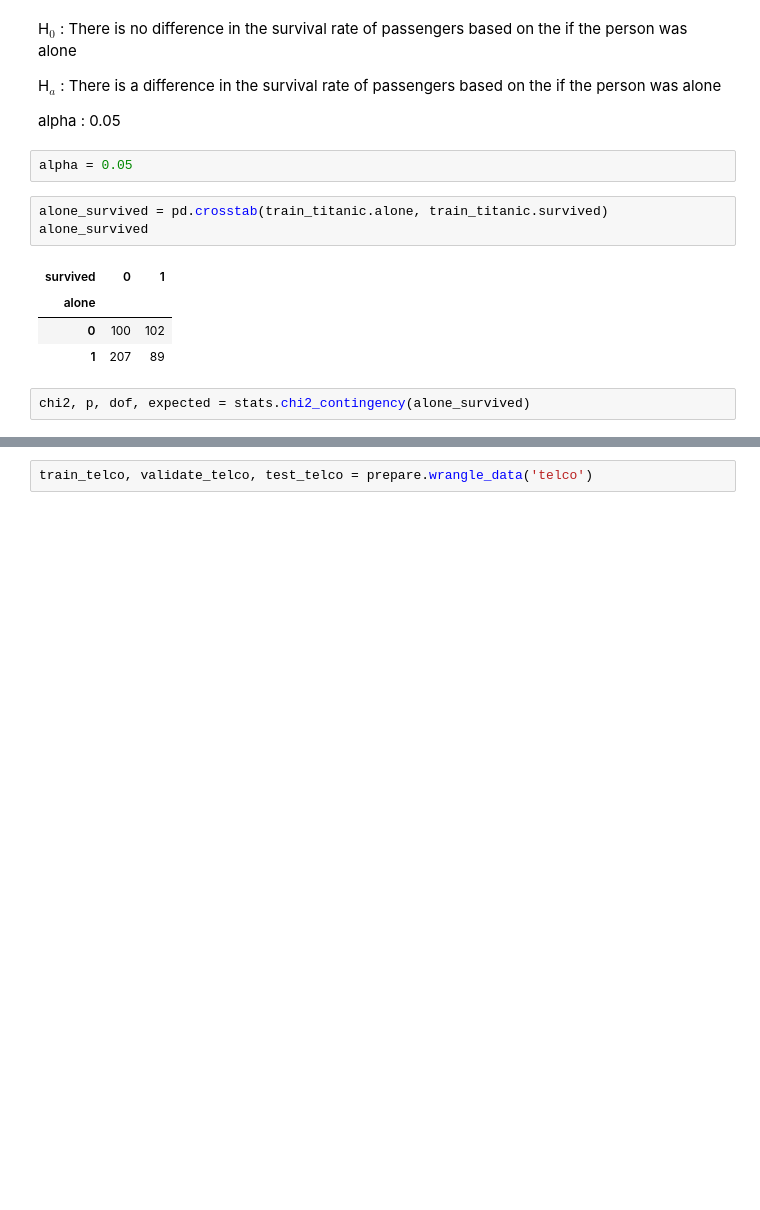
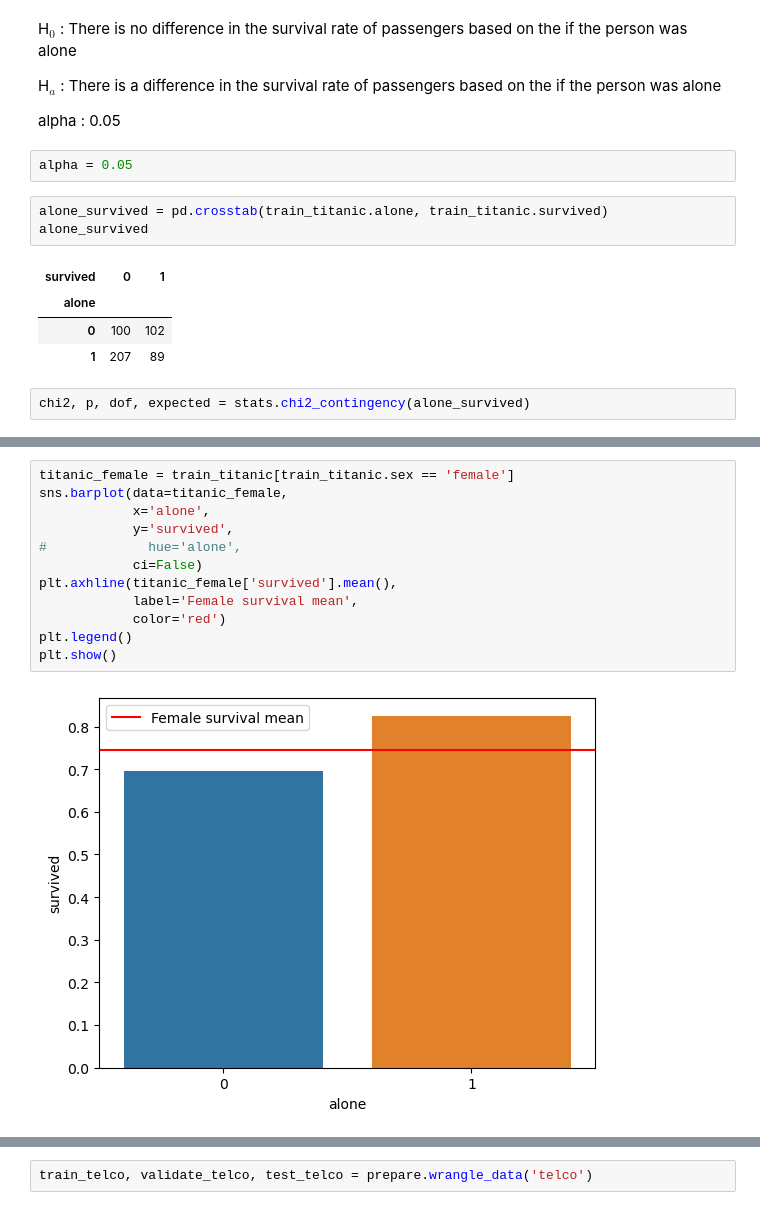
Before and after one commit to Adam-Harris87/classification-exercises, a Jupyter notebook: classification_exercises.ipynb, the cells around one changed output, grey strips where cells are left out. Cells and saved outputs as stored; diff of their text form; blank space fills up the shorter version.

```diff
--- a/classification_exercises.ipynb
+++ b/classification_exercises.ipynb
@@ -1521 +1514,15 @@ Sufficient evidence to suggest there is a difference in survival rate
+# %%
+titanic_female = train_titanic[train_titanic.sex == 'female']
+sns.barplot(data=titanic_female,
+            x='alone',
+            y='survived',
+#             hue='alone',
+            ci=False)
+plt.axhline(titanic_female['survived'].mean(),
+            label='Female survival mean',
+            color='red')
+plt.legend()
+plt.show()
+# %% [output]
+[figure, added]
 # %%
```
Also changed, not shown: parts of 23 cells of this notebook, 1 other file.
